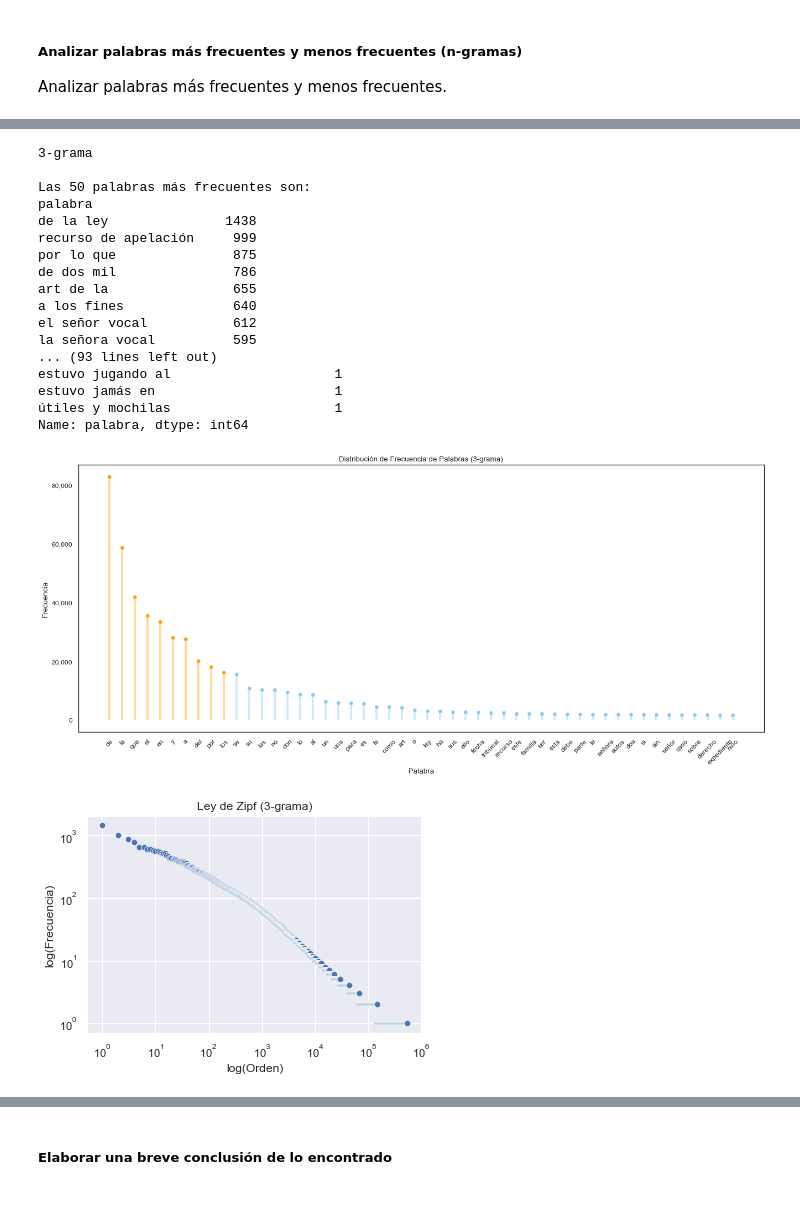
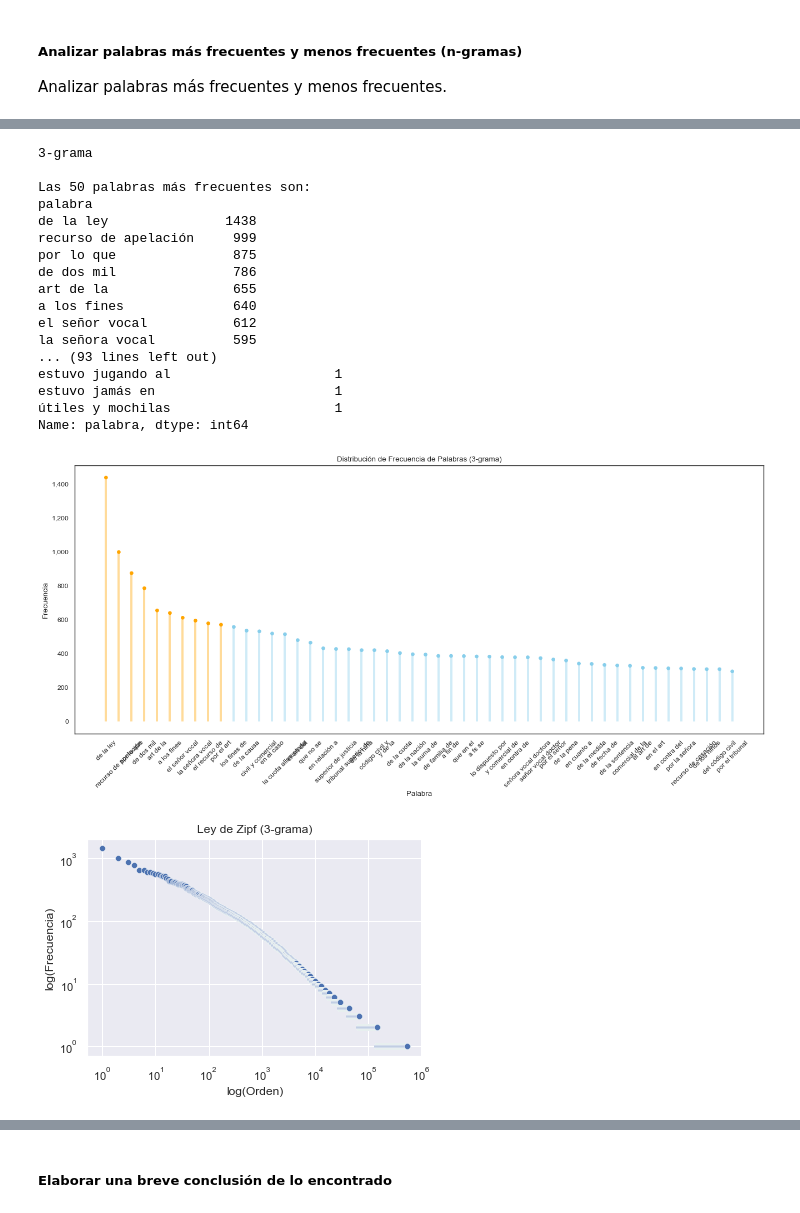
Before and after one commit to adrian-alejandro/Busqueda-y-Recomendacion-para-Textos-Legales-Mentoria-2022, a Jupyter notebook: Practico 1 - Analisis y Visualizacion.ipynb, the cells around one changed output, grey strips where cells are left out. Saved outputs shown, nothing was run; the diff lists cells and outputs as text; code cells hidden in the pictures.

```diff
--- a/Practico 1 - Analisis y Visualizacion.ipynb
+++ b/Practico 1 - Analisis y Visualizacion.ipynb
@@ -479,7 +479,7 @@ for n in range(2, 4):
     comparar_frecuencias_palabras(ngrams_count, description=identifier)
 
     plot_histogram(
-        frecuencia_palabras_df,
+        ngrams_count,
         threshold=50,  # Nos quedamos con las 50 palabras más frecuentes
         y_low=None,
         description=identifier)
@@ -513,19 +513,19 @@ Name: palabra, dtype: int64
 3-grama
 
 Las 50 palabras más frecuentes son:
 palabra
 de la ley               1438
 recurso de apelación     999
 por lo que               875
 de dos mil               786
 art de la                655
 a los fines              640
 el señor vocal           612
 la señora vocal          595
 ... (93 lines left out)
 estuvo jugando al                     1
 estuvo jamás en                       1
 útiles y mochilas                     1
 Name: palabra, dtype: int64
-[figure, old version]
+[figure, new version]
 [figure]
```
Also changed, not shown: parts of 3 cells of this notebook, 7 other files.
